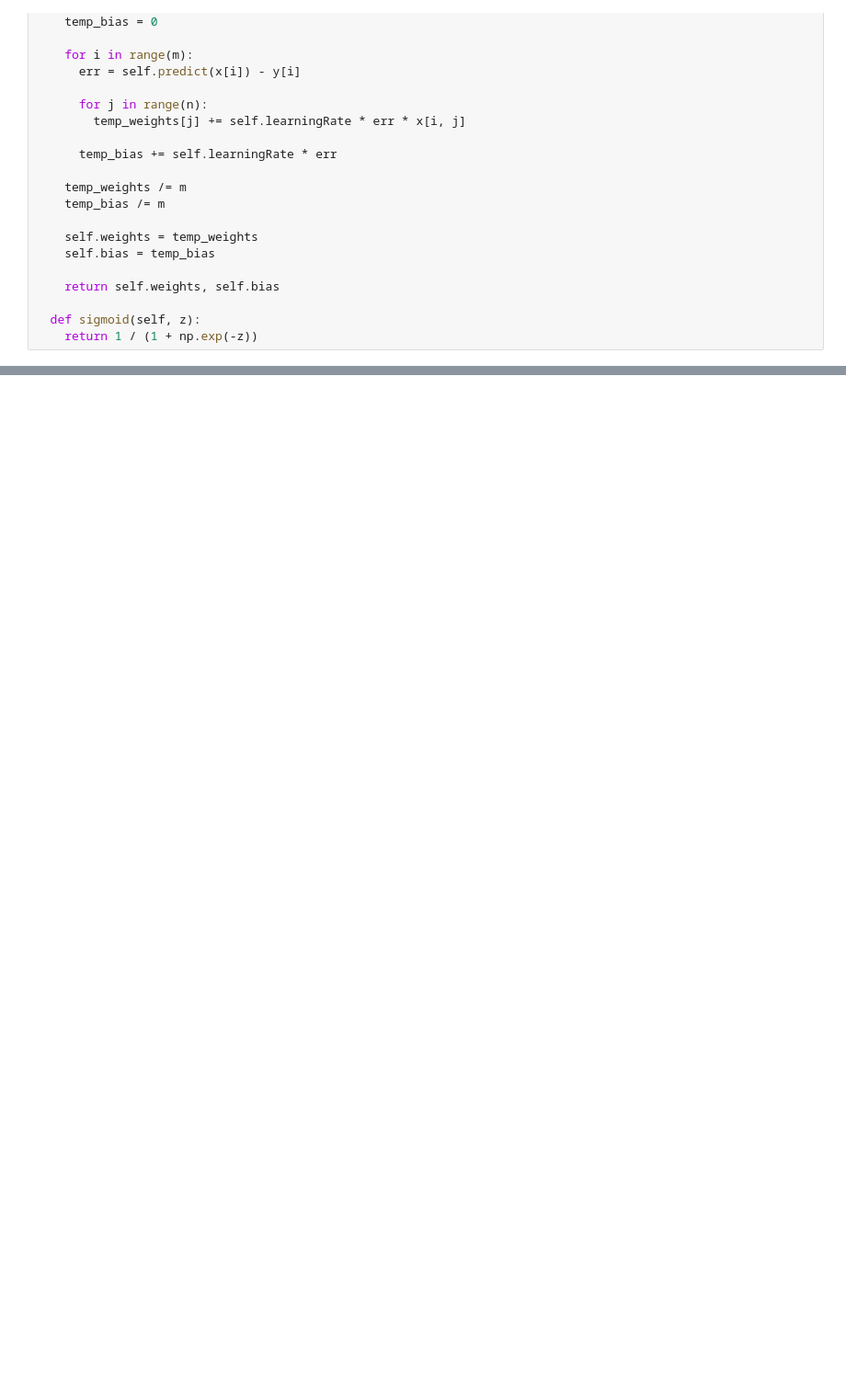
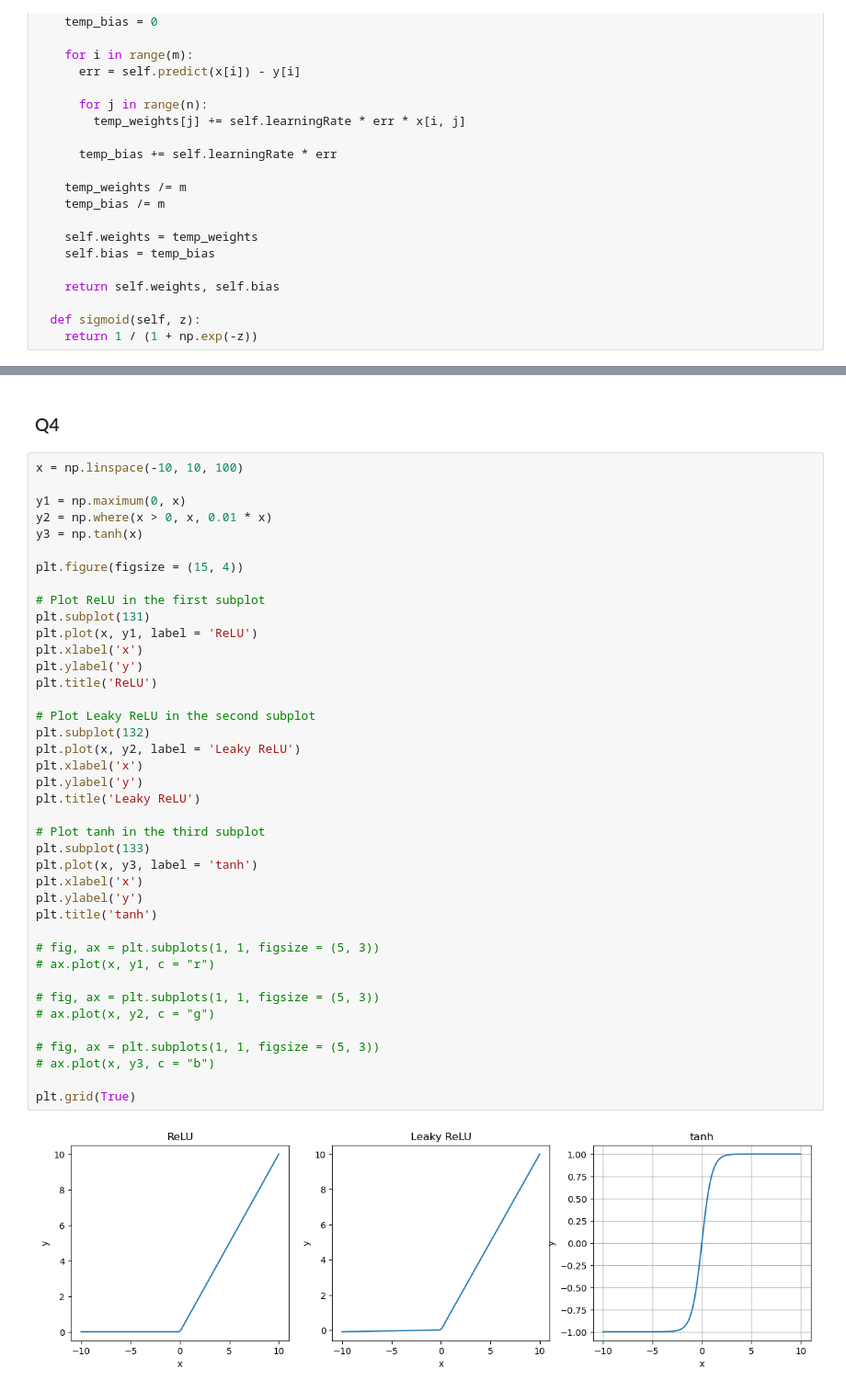
Before and after one commit to harounehadid/univ-machine-learning-perceptron, a Jupyter notebook: lab2.ipynb, the cells around one changed output, grey strips where cells are left out. Shown at 92% size. Saved outputs shown, nothing was run; the diff lists cells and outputs as text; blank space fills up the shorter version.

```diff
--- a/lab2.ipynb
+++ b/lab2.ipynb
@@ -109,0 +168,44 @@ Text(0.5, 0, 'z')
+# %% [markdown]
+### Q4
+# %%
+x = np.linspace(-10, 10, 100)
+
+y1 = np.maximum(0, x)
+y2 = np.where(x > 0, x, 0.01 * x)
+y3 = np.tanh(x)
+
+plt.figure(figsize = (15, 4))
+
+# Plot ReLU in the first subplot
+plt.subplot(131)
+plt.plot(x, y1, label = 'ReLU')
+plt.xlabel('x')
+plt.ylabel('y')
+plt.title('ReLU')
+
+# Plot Leaky ReLU in the second subplot
+plt.subplot(132)
+plt.plot(x, y2, label = 'Leaky ReLU')
+plt.xlabel('x')
+plt.ylabel('y')
+plt.title('Leaky ReLU')
+
+# Plot tanh in the third subplot
+plt.subplot(133)
+plt.plot(x, y3, label = 'tanh')
+plt.xlabel('x')
+plt.ylabel('y')
+plt.title('tanh')
+
+# fig, ax = plt.subplots(1, 1, figsize = (5, 3))
+# ax.plot(x, y1, c = "r")
+
+# fig, ax = plt.subplots(1, 1, figsize = (5, 3))
+# ax.plot(x, y2, c = "g")
+
+# fig, ax = plt.subplots(1, 1, figsize = (5, 3))
+# ax.plot(x, y3, c = "b")
+
+plt.grid(True)
+# %% [output]
+[figure, added]
```
Also changed, not shown: parts of 8 cells of this notebook.
